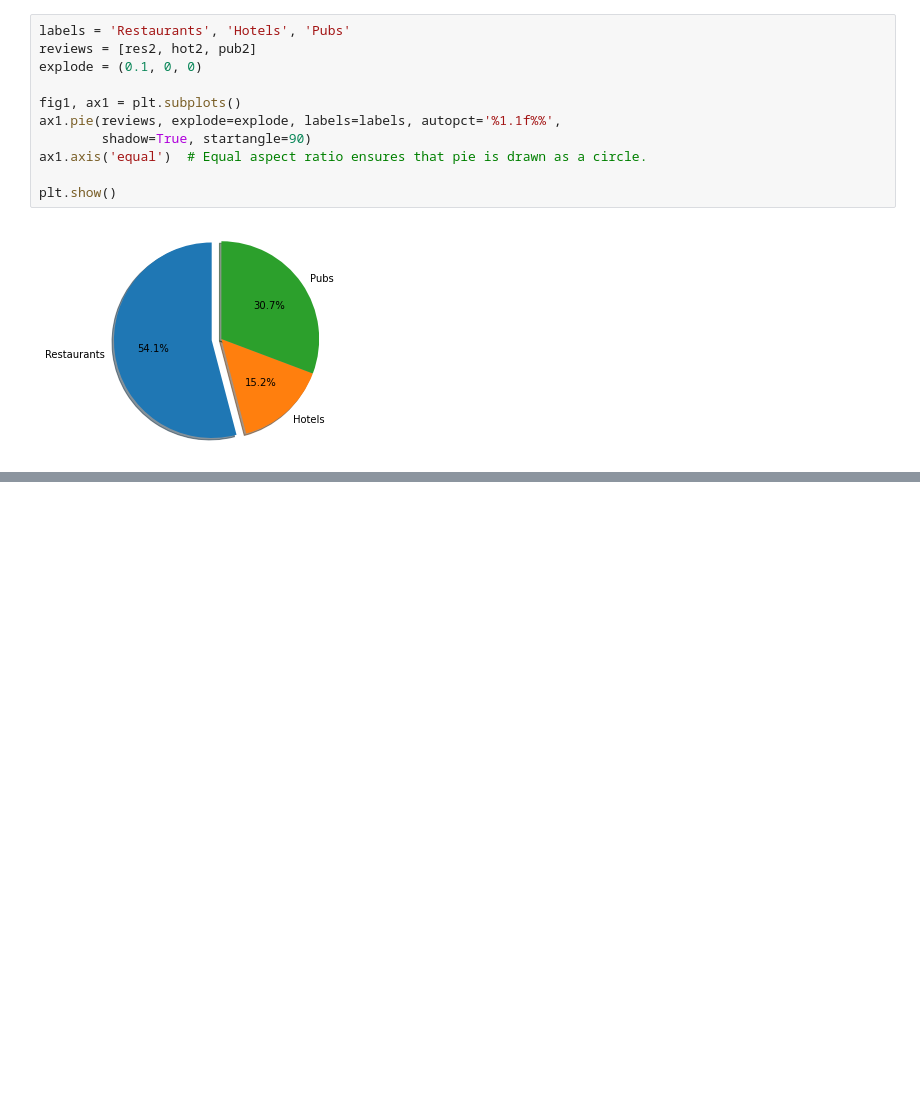
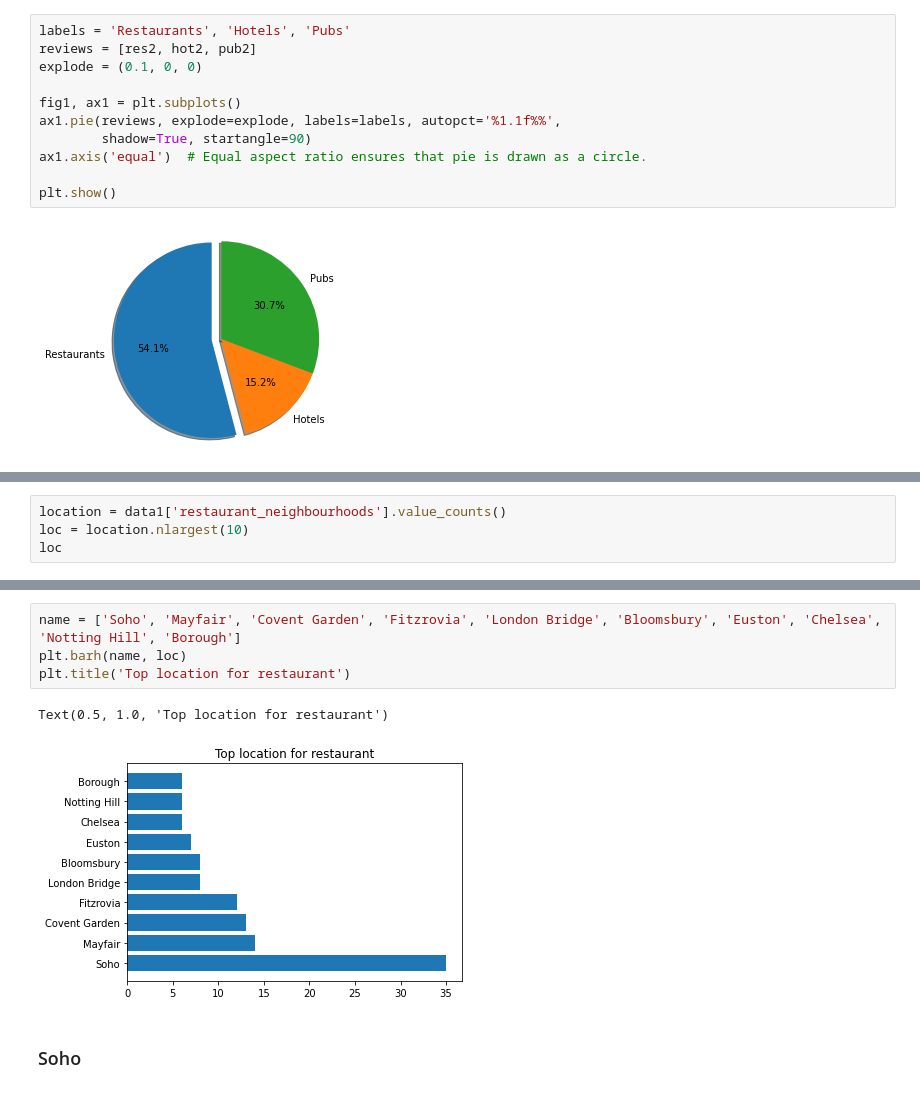
Before and after one commit to Islompulatov/-Build_week, a Jupyter notebook: file_open.ipynb, the cells around one changed output, grey strips where cells are left out. Drawn from its saved outputs; the diff is of its cells as text; blank space fills up the shorter version.

```diff
--- a/file_open.ipynb
+++ b/file_open.ipynb
@@ -259,0 +264,4 @@ plt.show()
+# %%
+location = data1['restaurant_neighbourhoods'].value_counts()
+loc = location.nlargest(10)
+loc
@@ -259,0 +280,9 @@ plt.show()
+# %%
+name = ['Soho', 'Mayfair', 'Covent Garden', 'Fitzrovia', 'London Bridge', 'Bloomsbury', 'Euston', 'Chelsea', 'Notting Hill', 'Borough']
+plt.barh(name, loc)
+plt.title('Top location for restaurant')
+# %% [output]
+Text(0.5, 1.0, 'Top location for restaurant')
+[figure, added]
+# %% [markdown]
+### Soho
```
Also changed, not shown: parts of 3 cells of this notebook.
